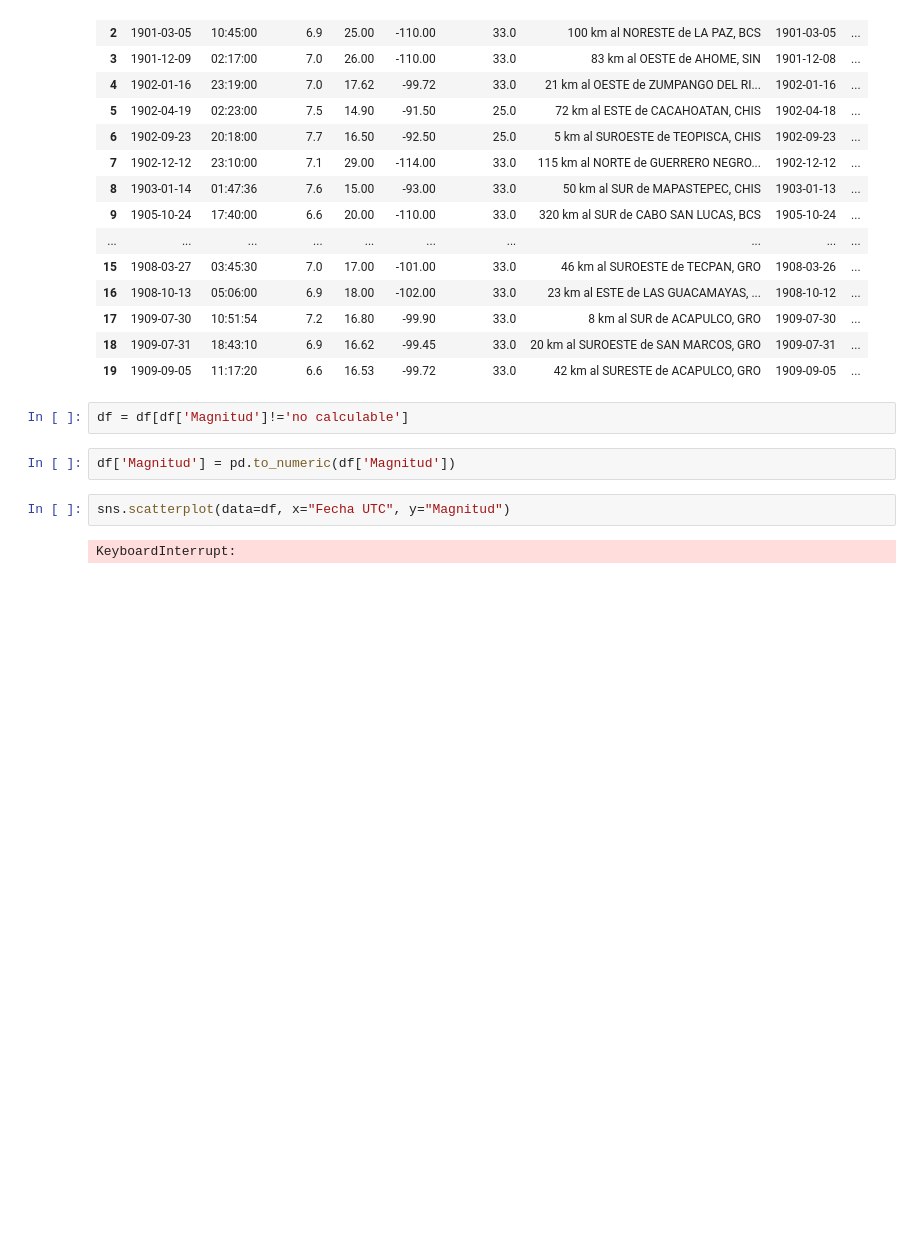
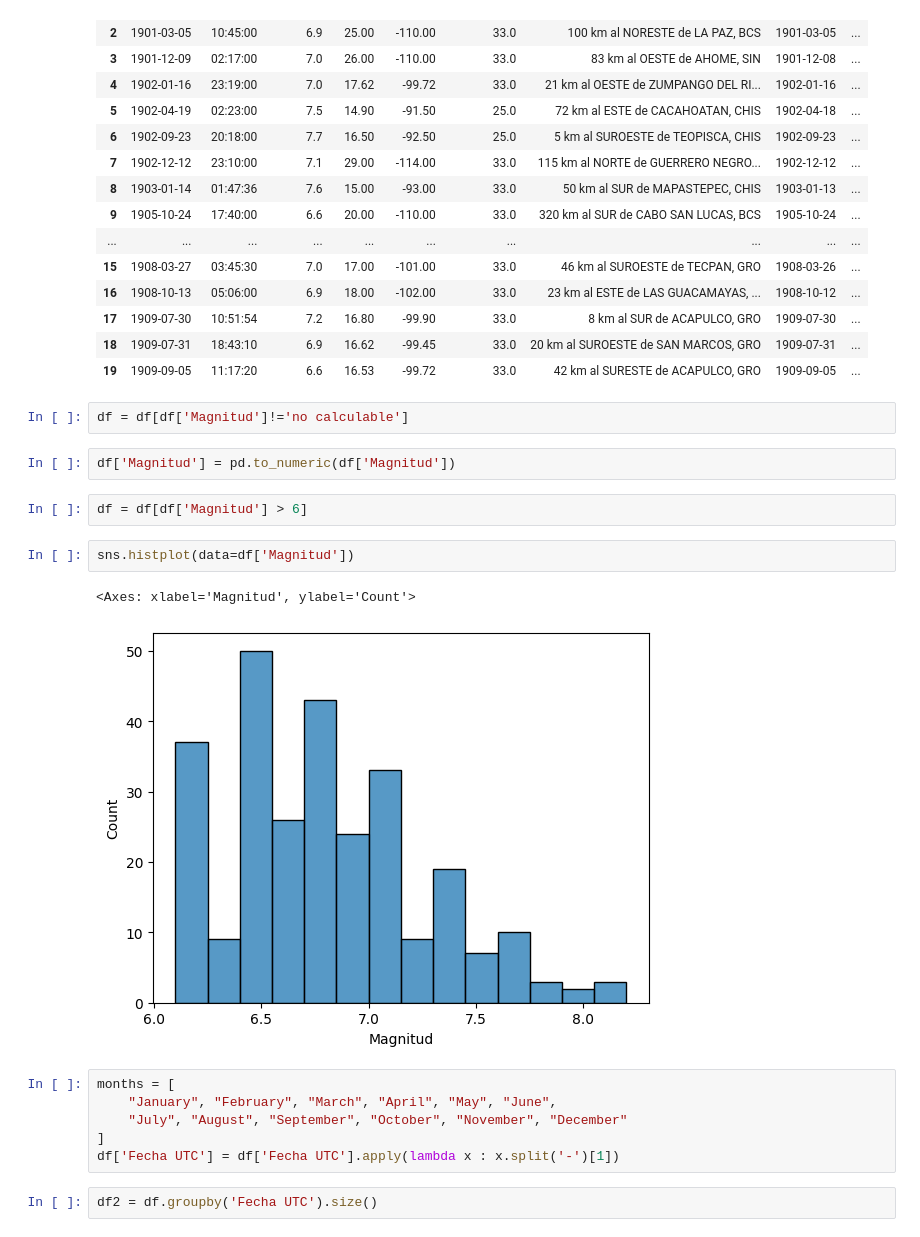
Before and after one commit to rzavalet/tremere, a Jupyter notebook: notebook/explore-dataset.ipynb, the cells around one changed output. Saved outputs shown, nothing was run; the diff lists cells and outputs as text; blank space fills up the shorter version.

```diff
--- a/notebook/explore-dataset.ipynb
+++ b/notebook/explore-dataset.ipynb
@@ -36,7 +36,18 @@ df.head(20)
 df = df[df['Magnitud']!='no calculable']
 # %%
 df['Magnitud'] = pd.to_numeric(df['Magnitud'])
+# %%
+df = df[df['Magnitud'] > 6]
 # %%
-sns.scatterplot(data=df, x="Fecha UTC", y="Magnitud")
+sns.histplot(data=df['Magnitud'])
 # %% [output]
-KeyboardInterrupt:
+<Axes: xlabel='Magnitud', ylabel='Count'>
+[figure, added]
+# %%
+months = [
+    "January", "February", "March", "April", "May", "June",
+    "July", "August", "September", "October", "November", "December"
+]
+df['Fecha UTC'] = df['Fecha UTC'].apply(lambda x : x.split('-')[1])
+# %%
+df2 = df.groupby('Fecha UTC').size()
```
Also changed, not shown: parts of 1 cell of this notebook.
